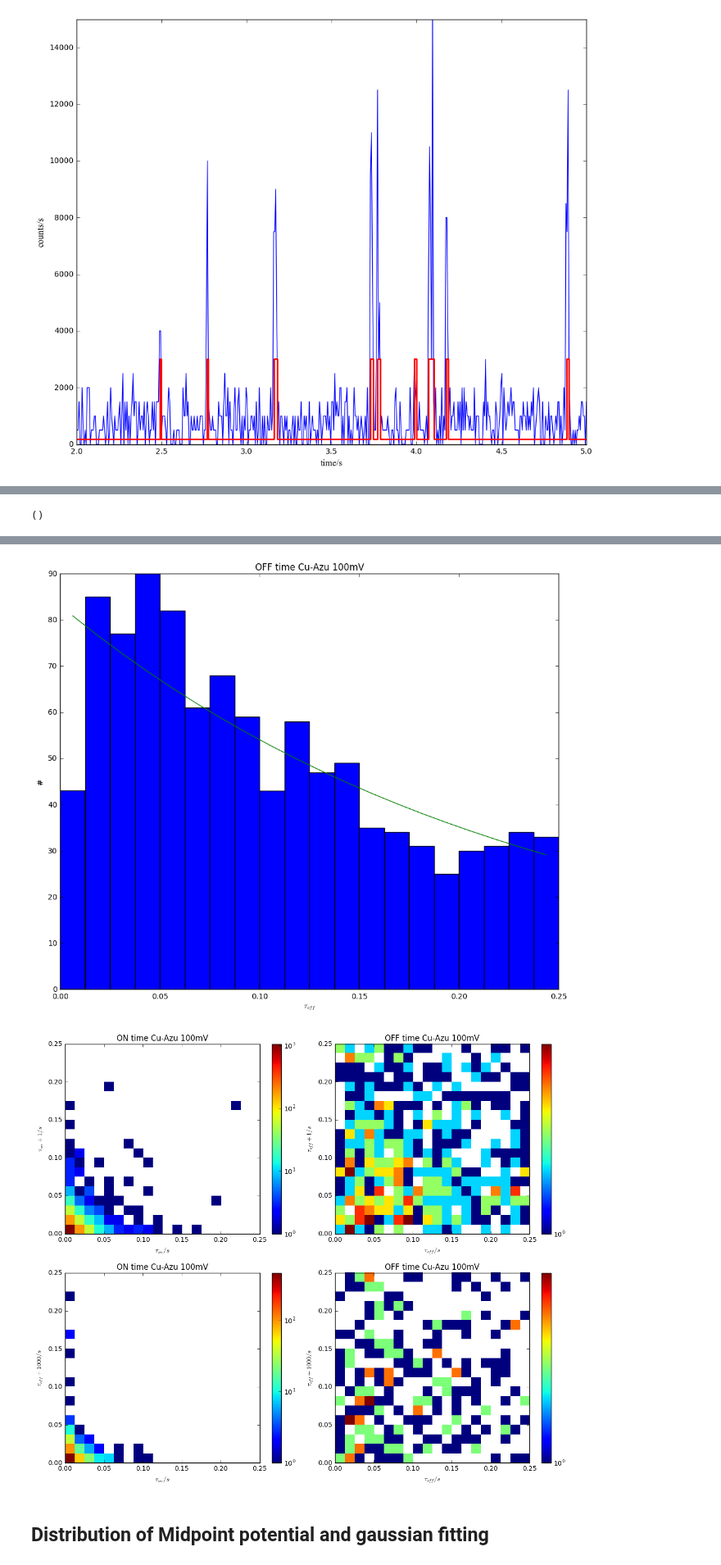
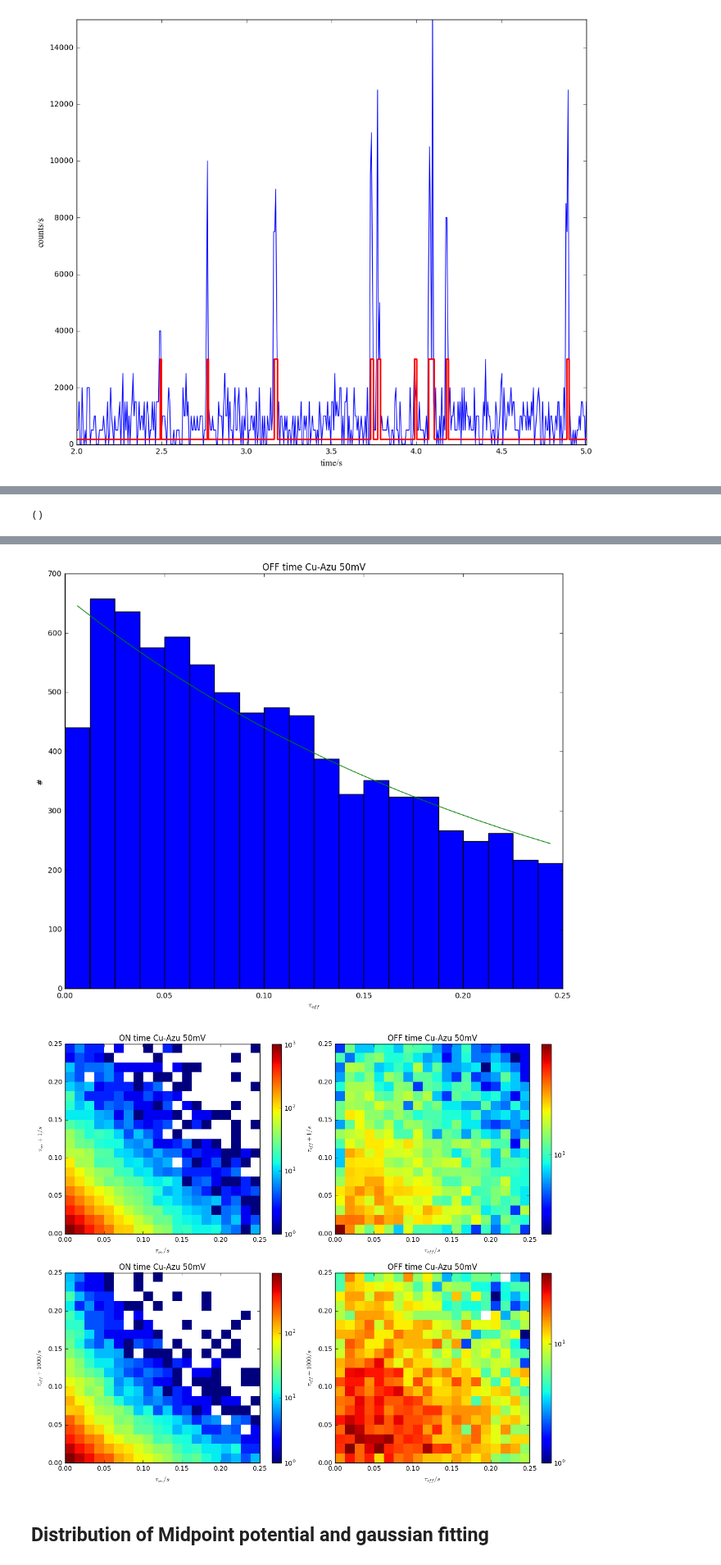
Before and after one commit to biswajitSM/Azurin_SM_repo, a Jupyter notebook: Analysis/Analysis_General.ipynb, the cells around one changed output, grey strips where cells are left out. Shown at 82% size. Drawn from its saved outputs; the diff is of its cells as text; code cells hidden in the pictures.

```diff
--- a/Analysis/Analysis_General.ipynb
+++ b/Analysis/Analysis_General.ipynb
@@ -105,10 +116,9 @@ The average midpoint potential according to FCS:
 # %%
 #*************Analysis for a specific potential********************
 os.chdir(homedir)
-titel = 'average_on_and_off_time_specific_mV_Cu.xls' #name excell output file
 pointnumbers = 31 #Change this to the minimal amount of points
 pot = 18 #number of potentials
-specific_potential = 100 #the specific potential you want the plots for
+specific_potential = 50 #the specific potential you want the plots for
 max_his_on = 0.25
 max_his_off = 0.25
 rnge_on = [[0,max_his_on], [0,max_his_on]] #range on histograms, form: [[0,0.25], [0,0.25]] --> [xrange], [yrange]
@@ -116,7 +126,7 @@ rnge_off = [[0,max_his_off], [0, max_his_off]] #range off histograms
 bins_on = 20  #bins for the on histograms
 bins_off = 20 #bins for the off histograms
 proteins = 'Cu' #change this to 'Zn' or 'Cu' depending on which files you are analysing. Changes title of plots.
-current_dir = 'S104d20Feb17_60.5_635_A1_CuAzu655' #foldername you want to work in.
+current_dir = '20160914_CuAzuA655_Ferri_Asc_A3_50mV_300s_analysed' #foldername you want to work in.
 
 x_shift = 1000 # t vs  t + x_shift
 
@@ -129,5 +139,5 @@ Fit OFF time histogram: 51.6477316681 * e^{-4.30035966532 t} - -31.4375657642 *
-[figure, old version]
+[figure, new version]
-[figure, old version]
+[figure, new version]
 # %% [markdown]
 ## Distribution of Midpoint potential and gaussian fitting
 # %%
```
Also changed, not shown: parts of 4 cells of this notebook, 1 other file.
